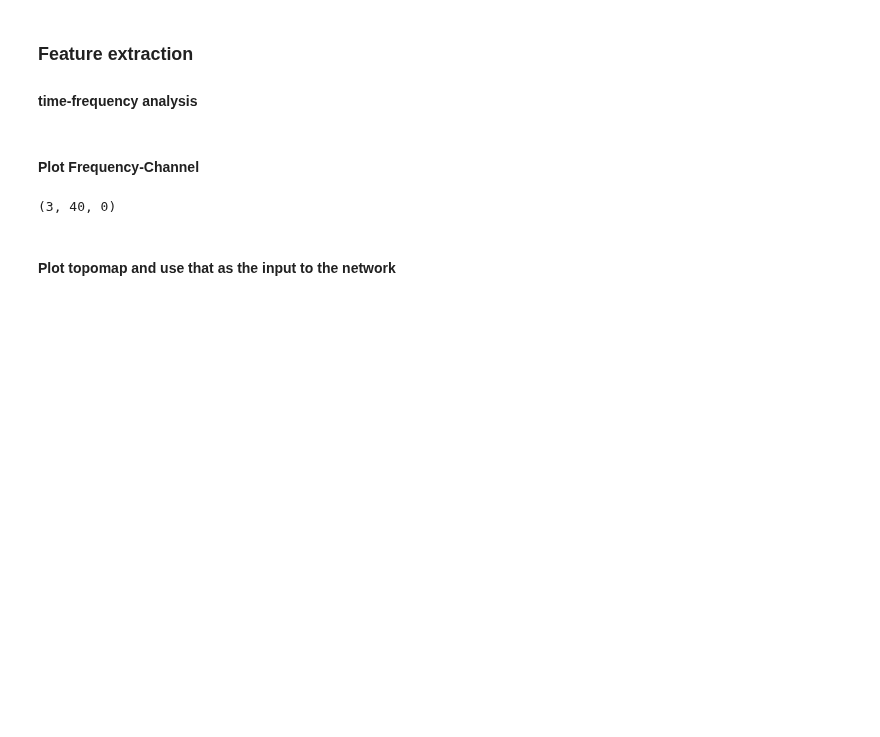
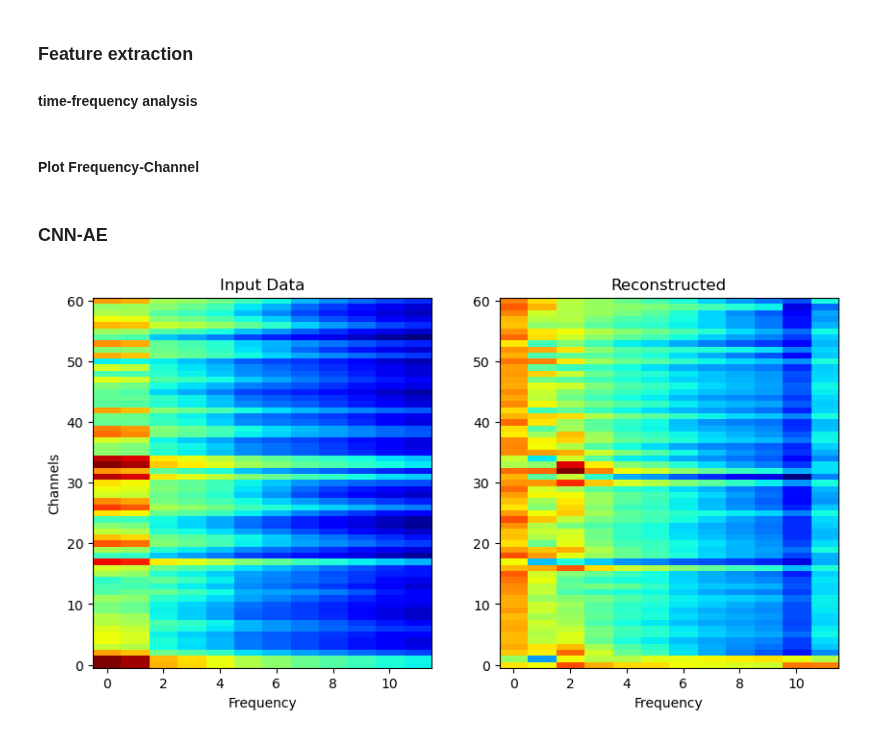
Before and after one commit to Yeganehfrh/EEGModalNet, a Jupyter notebook: notebooks/Experiment 2.ipynb, the cells around one changed output. Cells and saved outputs as stored; diff of their text form; code cells hidden in the pictures; blank space fills up the shorter version.

```diff
--- a/notebooks/Experiment 2.ipynb
+++ b/notebooks/Experiment 2.ipynb
@@ -127,29 +127,17 @@ tfrs.to_netcdf('data/TFR/tfrs.nc5', engine='h5netcdf')
 # open tfrs
 tfrs = xr.open_dataarray('data/TFR/tfrs.nc5', engine='h5netcdf')
 subjects = tfrs.subject.values
-np.array(tfrs.min()), np.array(tfrs.max())
+min_max = []
 
-for sub in subjects:
+for sub in subjects[:10]:
     print(f'Processing {sub}')
     tfr = tfrs.sel(subject=sub).values
     tfr = power_to_db(torch.tensor(tfr))
-    min_max = (np.array(tfr.min()), np.array(tfr.max()))
 
     # plot heatmap of the average power over time (frequency x channels)
     plt.imshow(tfr, aspect='auto', origin='lower', cmap='jet')
     plt.xticks([])
     plt.yticks([])
-    # plt.colorbar()
 
     # save the plot
     plt.savefig(f'data/figures/tfr_heatmap_{sub}.png')
-# %%
-# find the index of tfrs.max()
-idx = np.unravel_index(np.argmax(tfrs.values), tfrs.shape)
-idx
-
-# TODO: the reason for those high values in the data????
-# %% [output]
-(3, 40, 0)
-# %% [markdown]
-#### Plot topomap and use that as the input to the network
@@ -164,0 +144,33 @@ mne.viz.plot_tfr_topomap(tfr[0])
+# %% [markdown]
+### CNN-AE
+# %%
+import torch.nn as nn
+input = tfr.unsqueeze(0).float()
+input2 = torch.tensor(tfrs.to_numpy()).float()
+batch_size = input.shape[0]
+
+#### Encoder
+encoder = nn.Sequential(nn.Conv2d(batch_size, 61, 2, bias=False),
+nn.BatchNorm1d(60, False),
+nn.Conv2d(61, 32, 2, bias=False),
+nn.BatchNorm1d(59, False)
+)
+#### Decoder
+decoder = nn.Sequential(nn.ConvTranspose2d(32, 10, 2),
+                        nn.ConvTranspose2d(10, batch_size, 2))
+
+out = encoder(input)
+out2 = decoder(out)
+# %%
+fig, axs = plt.subplots(1, 2, figsize=[10, 5])
+axs[0].imshow(tfr, aspect='auto', origin='lower', cmap='jet')
+axs[0].set_title('Input Data')
+axs[0].set_xlabel('Frequency')
+axs[0].set_ylabel('Channels')
+
+axs[1].imshow(out2[0, :, :].detach().numpy(), aspect='auto', origin='lower', cmap='jet')
+axs[1].set_title('Reconstructed')
+axs[1].set_xlabel('Frequency')
+plt.show()
+# %% [output]
+[figure, added]
```
Also changed, not shown: parts of 1 cell of this notebook, 1 other file.
